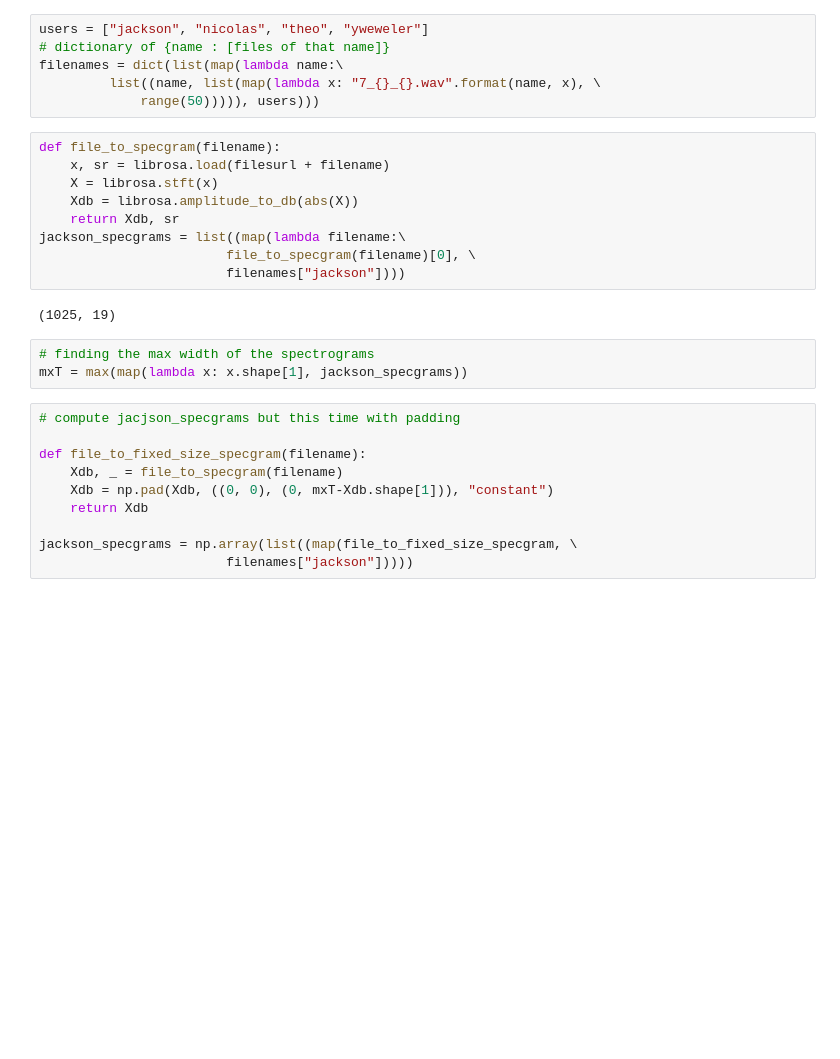
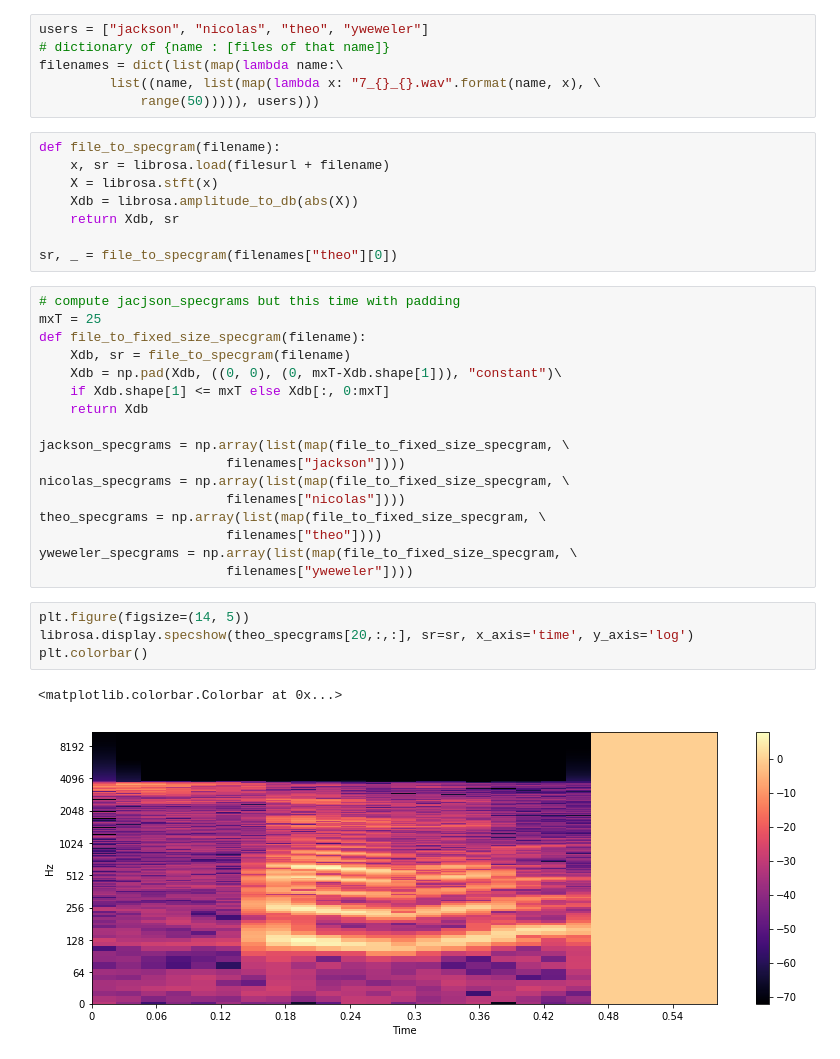
Before and after one commit to beber89/smart-school-speech-verification, a Jupyter notebook: speech-verification/convert wav to specgram.ipynb, the cells around one changed output. Drawn from its saved outputs; the diff is of its cells as text; blank space fills up the shorter version.

```diff
--- a/speech-verification/convert wav to specgram.ipynb
+++ b/speech-verification/convert wav to specgram.ipynb
@@ -56,21 +53,29 @@ def file_to_specgram(filename):
     X = librosa.stft(x)
     Xdb = librosa.amplitude_to_db(abs(X))
     return Xdb, sr
-jackson_specgrams = list((map(lambda filename:\
-                        file_to_specgram(filename)[0], \
-                        filenames["jackson"])))
+
+sr, _ = file_to_specgram(filenames["theo"][0])
-# %% [output]
-(1025, 19)
-# %%
-# finding the max width of the spectrograms
-mxT = max(map(lambda x: x.shape[1], jackson_specgrams))
 # %%
 # compute jacjson_specgrams but this time with padding
-
+mxT = 25
 def file_to_fixed_size_specgram(filename):
-    Xdb, _ = file_to_specgram(filename)
-    Xdb = np.pad(Xdb, ((0, 0), (0, mxT-Xdb.shape[1])), "constant")
+    Xdb, sr = file_to_specgram(filename)
+    Xdb = np.pad(Xdb, ((0, 0), (0, mxT-Xdb.shape[1])), "constant")\
+    if Xdb.shape[1] <= mxT else Xdb[:, 0:mxT]
     return Xdb
 
-jackson_specgrams = np.array(list((map(file_to_fixed_size_specgram, \
-                        filenames["jackson"]))))
+jackson_specgrams = np.array(list(map(file_to_fixed_size_specgram, \
+                        filenames["jackson"])))
+nicolas_specgrams = np.array(list(map(file_to_fixed_size_specgram, \
+                        filenames["nicolas"])))
+theo_specgrams = np.array(list(map(file_to_fixed_size_specgram, \
+                        filenames["theo"])))
+yweweler_specgrams = np.array(list(map(file_to_fixed_size_specgram, \
+                        filenames["yweweler"])))
+# %%
+plt.figure(figsize=(14, 5))
+librosa.display.specshow(theo_specgrams[20,:,:], sr=sr, x_axis='time', y_axis='log')
+plt.colorbar()
+# %% [output]
+<matplotlib.colorbar.Colorbar at 0x...>
+[figure, added]
```
Also changed, not shown: parts of 1 cell of this notebook.
